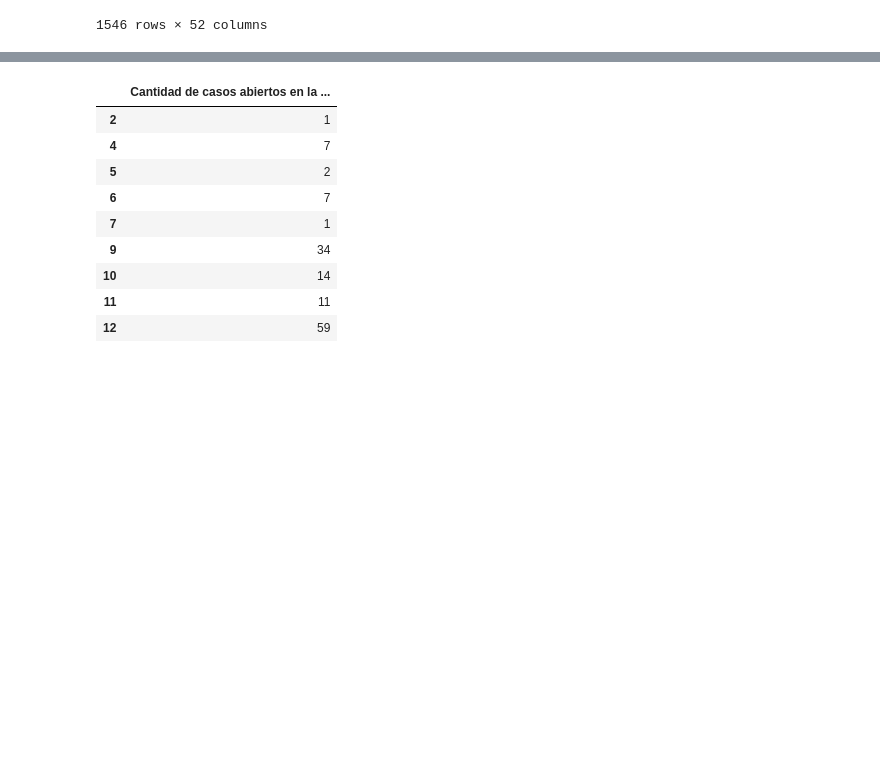
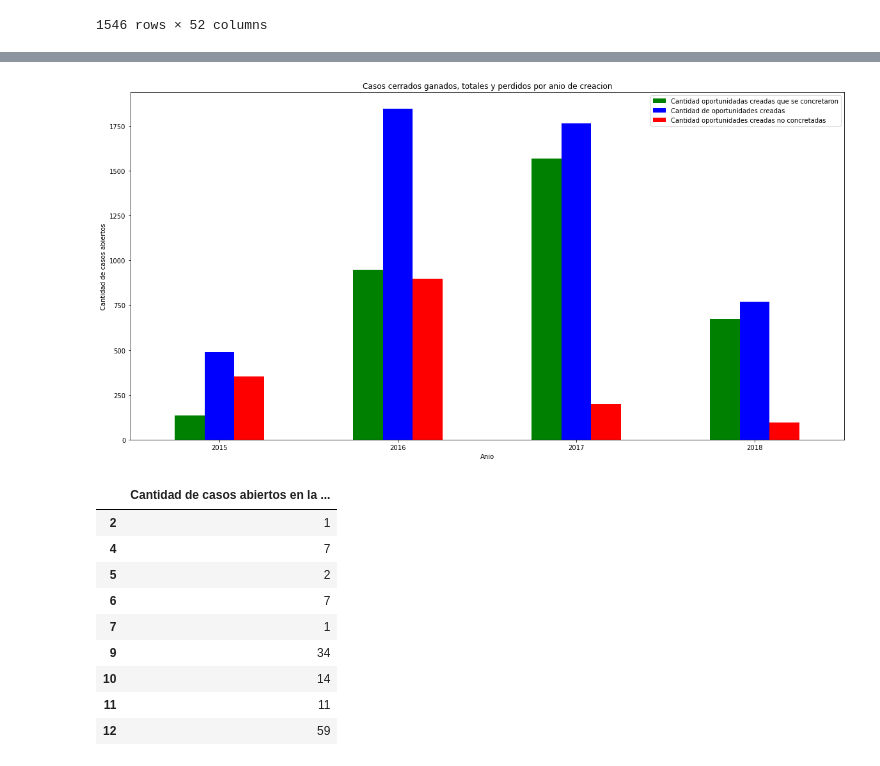
Before and after one commit to Ramaxx95/TP1-Orga-de-Datos, a Jupyter notebook: Visualizaciones/Region_Japan.ipynb, the cells around one changed output, grey strips where cells are left out. Cells and saved outputs as stored; diff of their text form; code cells hidden in the pictures; blank space fills up the shorter version.

Commit message:
Grafico de anios

```diff
--- a/Visualizaciones/Region_Japan.ipynb
+++ b/Visualizaciones/Region_Japan.ipynb
@@ -89,5 +89,6 @@ japon_cerrados_perdidas_df
 | 16914 | 23781 | Japan | None | 1 | 1 | 0 | ... |
 1546 rows × 52 columns
 # %%
-japon_cerrados_ganadas_df.Opportunity_Created_Date.dt.year.value_counts().sort_index()
+anios_totales = japon_cerrados_df.Opportunity_Created_Date.dt.year.value_counts().sort_index().to_frame(name = 'Cantidad de oportunidades creadas')
+anios_totales
 # %% [output]
@@ -98,0 +100,3 @@ Name: Opportunity_Created_Date, dtype: int64
+# %%
+anios_ganados = japon_cerrados_ganadas_df.Opportunity_Created_Date.dt.year.value_counts().to_frame(name = 'Cantidad oportunidadas creadas que se concretaron').sort_index()
+anios_ganados
@@ -98,0 +109,3 @@ Name: Opportunity_Created_Date, dtype: int64
+# %%
+anios_perdidos = japon_cerrados_perdidas_df.Opportunity_Created_Date.dt.year.value_counts().to_frame(name = 'Cantidad oportunidades creadas no concretadas').sort_index()
+anios_perdidos
@@ -98,0 +118,4 @@ Name: Opportunity_Created_Date, dtype: int64
+# %%
+lista_anios = [anios_ganados, anios_totales, anios_perdidos]
+casos_totales_por_anio = pd.concat(lista_anios, join = 'outer', axis = 1).fillna(0)
+casos_totales_por_anio
@@ -99,3 +128,11 @@ Name: Opportunity_Created_Date, dtype: int64
+# %%
+casos_totales_por_anio.plot.bar( title = 'Casos cerrados ganados, totales y perdidos por anio de creacion', rot = 0 ,figsize = ((20,10)), color = ['green', 'blue', 'red'])
+ax=plt.gca()
+ax.set_ylabel('Cantidad de casos abiertos');
+ax.set_xlabel('Anio')
+plt.show()
+# %% [output]
+[figure, added]
 # %%
 casos_ganados_japon_2015 = japon_cerrados_ganadas_df[japon_cerrados_ganadas_df.Opportunity_Created_Date.dt.year == 2015].Opportunity_Created_Date.dt.month.value_counts().sort_index()
 casos_ganados_japon_iniciados_2015_df = casos_ganados_japon_2015.to_frame()
```
Also changed, not shown: parts of 4 cells of this notebook.
